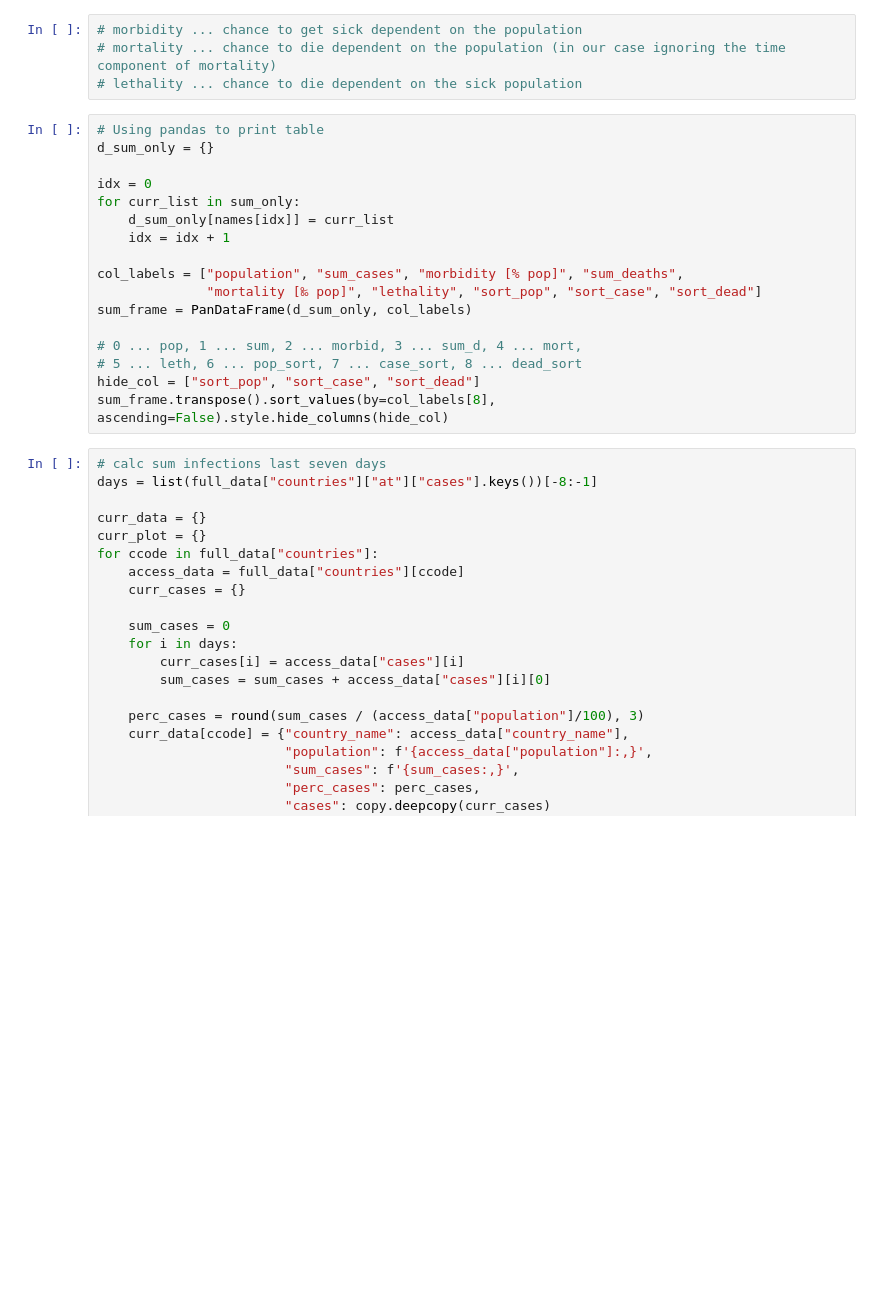
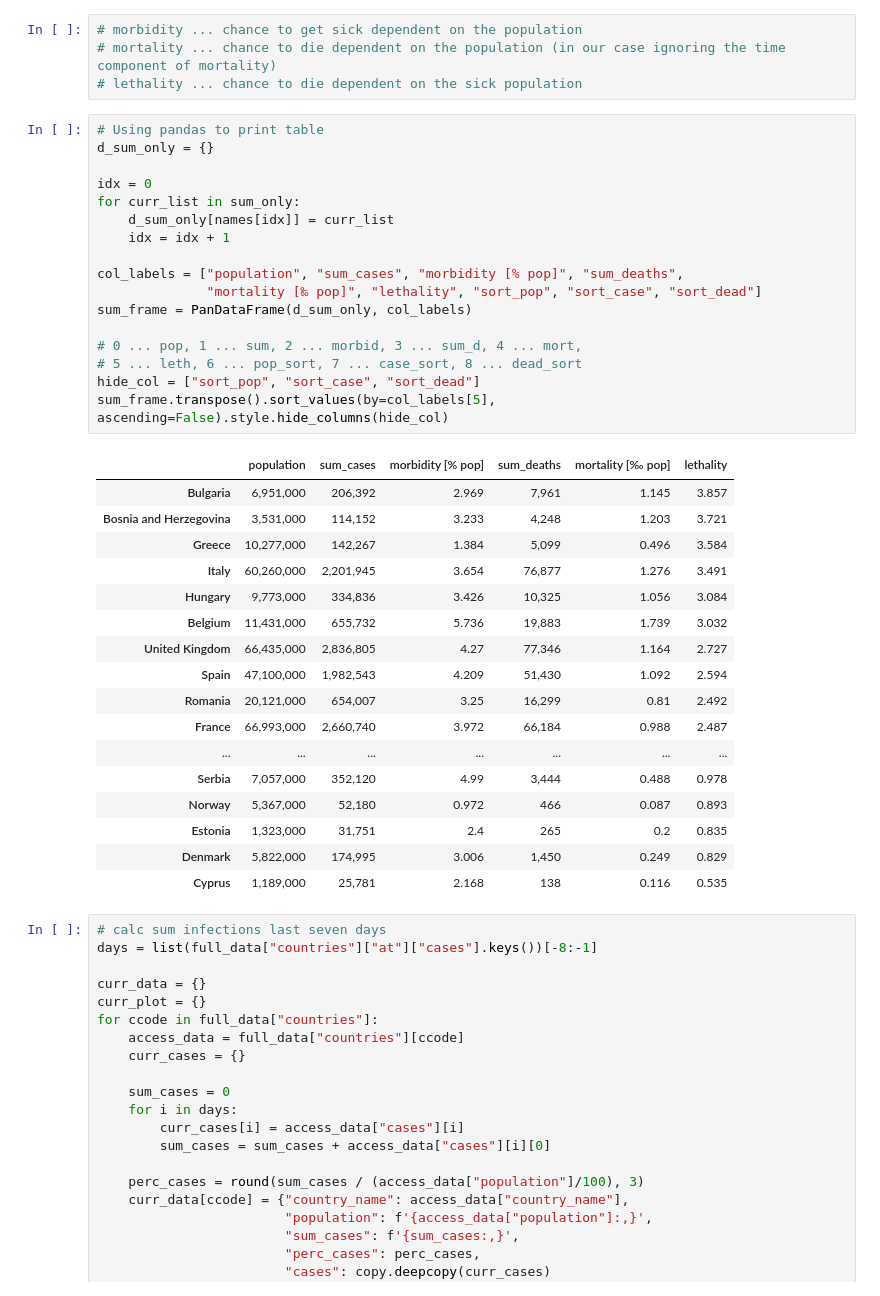
Before and after one commit to mpsonntag/snippets, a Jupyter notebook: notebooks/cov_who.ipynb, the cells around one changed output. Cells and saved outputs as stored; diff of their text form; blank space fills up the shorter version.

```diff
--- a/notebooks/cov_who.ipynb
+++ b/notebooks/cov_who.ipynb
@@ -272,20 +311,38 @@ for i in tmp_cases:
 # %%
 # Using pandas to print table
 d_sum_only = {}
 
 idx = 0
 for curr_list in sum_only:
     d_sum_only[names[idx]] = curr_list
     idx = idx + 1
 
 col_labels = ["population", "sum_cases", "morbidity [% pop]", "sum_deaths",
               "mortality [‰ pop]", "lethality", "sort_pop", "sort_case", "sort_dead"]
 sum_frame = PanDataFrame(d_sum_only, col_labels)
 
 # 0 ... pop, 1 ... sum, 2 ... morbid, 3 ... sum_d, 4 ... mort,
 # 5 ... leth, 6 ... pop_sort, 7 ... case_sort, 8 ... dead_sort
 hide_col = ["sort_pop", "sort_case", "sort_dead"]
-sum_frame.transpose().sort_values(by=col_labels[8], ascending=False).style.hide_columns(hide_col)
+sum_frame.transpose().sort_values(by=col_labels[5], ascending=False).style.hide_columns(hide_col)
+# %% [output]
+|  | population | sum_cases | morbidity [% pop] | sum_deaths | mortality [‰ pop] | lethality |
+| Bulgaria | 6,951,000 | 206,392 | 2.969 | 7,961 | 1.145 | 3.857 |
+| Bosnia and Herzegovina | 3,531,000 | 114,152 | 3.233 | 4,248 | 1.203 | 3.721 |
+| Greece | 10,277,000 | 142,267 | 1.384 | 5,099 | 0.496 | 3.584 |
+| Italy | 60,260,000 | 2,201,945 | 3.654 | 76,877 | 1.276 | 3.491 |
+| Hungary | 9,773,000 | 334,836 | 3.426 | 10,325 | 1.056 | 3.084 |
+| Belgium | 11,431,000 | 655,732 | 5.736 | 19,883 | 1.739 | 3.032 |
+| United Kingdom | 66,435,000 | 2,836,805 | 4.27 | 77,346 | 1.164 | 2.727 |
+| Spain | 47,100,000 | 1,982,543 | 4.209 | 51,430 | 1.092 | 2.594 |
+| Romania | 20,121,000 | 654,007 | 3.25 | 16,299 | 0.81 | 2.492 |
+| France | 66,993,000 | 2,660,740 | 3.972 | 66,184 | 0.988 | 2.487 |
+| ... | ... | ... | ... | ... | ... | ... |
+| Serbia | 7,057,000 | 352,120 | 4.99 | 3,444 | 0.488 | 0.978 |
+| Norway | 5,367,000 | 52,180 | 0.972 | 466 | 0.087 | 0.893 |
+| Estonia | 1,323,000 | 31,751 | 2.4 | 265 | 0.2 | 0.835 |
+| Denmark | 5,822,000 | 174,995 | 3.006 | 1,450 | 0.249 | 0.829 |
+| Cyprus | 1,189,000 | 25,781 | 2.168 | 138 | 0.116 | 0.535 |
 # %%
 # calc sum infections last seven days
 days = list(full_data["countries"]["at"]["cases"].keys())[-8:-1]
```
Also changed, not shown: parts of 8 cells of this notebook.
